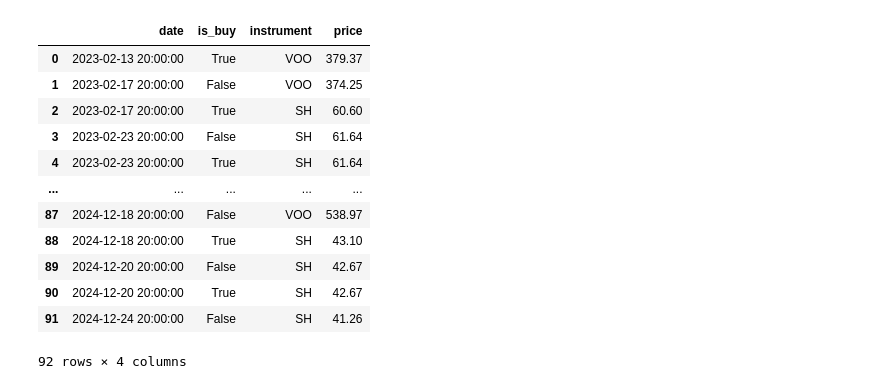
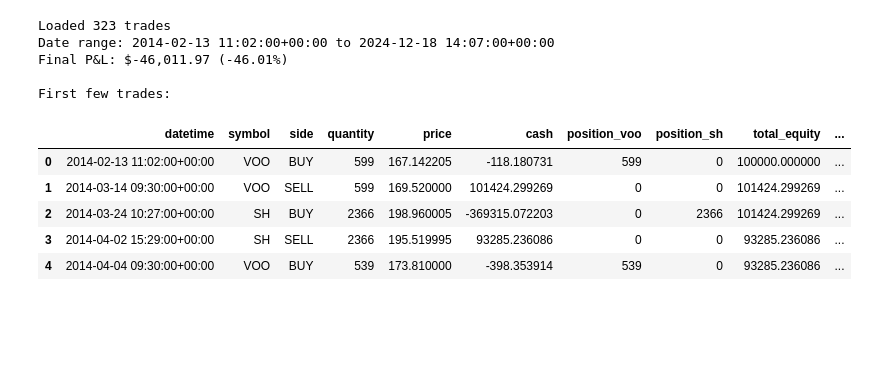
Before and after one commit to kechprog/trading_strat, a Jupyter notebook: visualize.ipynb, the cells around one changed output. Cells and saved outputs as stored; diff of their text form; code cells hidden in the pictures; blank space fills up the shorter version.

```diff
--- a/visualize.ipynb
+++ b/visualize.ipynb
@@ -1,37 +1,28 @@
 # %%
 import pandas as pd
+import numpy as np
+import matplotlib.pyplot as plt
+import matplotlib.dates as mdates
+from datetime import datetime, timedelta
 
-df = pd.read_csv("raw_data/VOO_daily_splits_only.csv")
+# Load P&L data from CSV
+pnl_df = pd.read_csv("pnl_over_time.csv")
+pnl_df['datetime'] = pd.to_datetime(pnl_df['datetime'])
 
-orders = []
-with open("trades_log.txt", "r") as f:
-    for o in f.readlines()[6:-5]:
-        parts = o.split(" ")
-        date = pd.to_datetime(parts[0] + " " + parts[1])
-        is_buy = parts[2] == "BUY"
-        instrument, price = parts[3].split("@")
-        price = float(price)
-
-        orders.append({
-            "date": date,
-            "is_buy": is_buy,
-            "instrument": instrument,
-            "price": price
-        })
-
-orders = pd.DataFrame(orders)
-orders.sort_index()
+print(f"Loaded {len(pnl_df)} trades")
+print(f"Date range: {pnl_df['datetime'].min()} to {pnl_df['datetime'].max()}")
+print(f"Final P&L: ${pnl_df['pnl'].iloc[-1]:,.2f} ({pnl_df['pnl_pct'].iloc[-1]:.2f}%)")
+print(f"\nFirst few trades:")
+pnl_df.head()
 # %% [output]
+Loaded 323 trades
+Date range: 2014-02-13 11:02:00+00:00 to 2024-12-18 14:07:00+00:00
+Final P&L: $-46,011.97 (-46.01%)
+
+First few trades:
-|  | date | is_buy | instrument | price |
-| 0 | 2023-02-13 20:00:00 | True | VOO | 379.37 |
-| 1 | 2023-02-17 20:00:00 | False | VOO | 374.25 |
-| 2 | 2023-02-17 20:00:00 | True | SH | 60.60 |
-| 3 | 2023-02-23 20:00:00 | False | SH | 61.64 |
-| 4 | 2023-02-23 20:00:00 | True | SH | 61.64 |
-| ... | ... | ... | ... | ... |
-| 87 | 2024-12-18 20:00:00 | False | VOO | 538.97 |
-| 88 | 2024-12-18 20:00:00 | True | SH | 43.10 |
-| 89 | 2024-12-20 20:00:00 | False | SH | 42.67 |
-| 90 | 2024-12-20 20:00:00 | True | SH | 42.67 |
-| 91 | 2024-12-24 20:00:00 | False | SH | 41.26 |
+|  | datetime | symbol | side | quantity | price | cash | position_voo | position_sh | total_equity | ... |
+| 0 | 2014-02-13 11:02:00+00:00 | VOO | BUY | 599 | 167.142205 | -118.180731 | 599 | 0 | 100000.000000 | ... |
+| 1 | 2014-03-14 09:30:00+00:00 | VOO | SELL | 599 | 169.520000 | 101424.299269 | 0 | 0 | 101424.299269 | ... |
+| 2 | 2014-03-24 10:27:00+00:00 | SH | BUY | 2366 | 198.960005 | -369315.072203 | 0 | 2366 | 101424.299269 | ... |
+| 3 | 2014-04-02 15:29:00+00:00 | SH | SELL | 2366 | 195.519995 | 93285.236086 | 0 | 0 | 93285.236086 | ... |
+| 4 | 2014-04-04 09:30:00+00:00 | VOO | BUY | 539 | 173.810000 | -398.353914 | 539 | 0 | 93285.236086 | ... |
-92 rows × 4 columns
```
Also changed, not shown: parts of 2 cells of this notebook, 3 other files.
